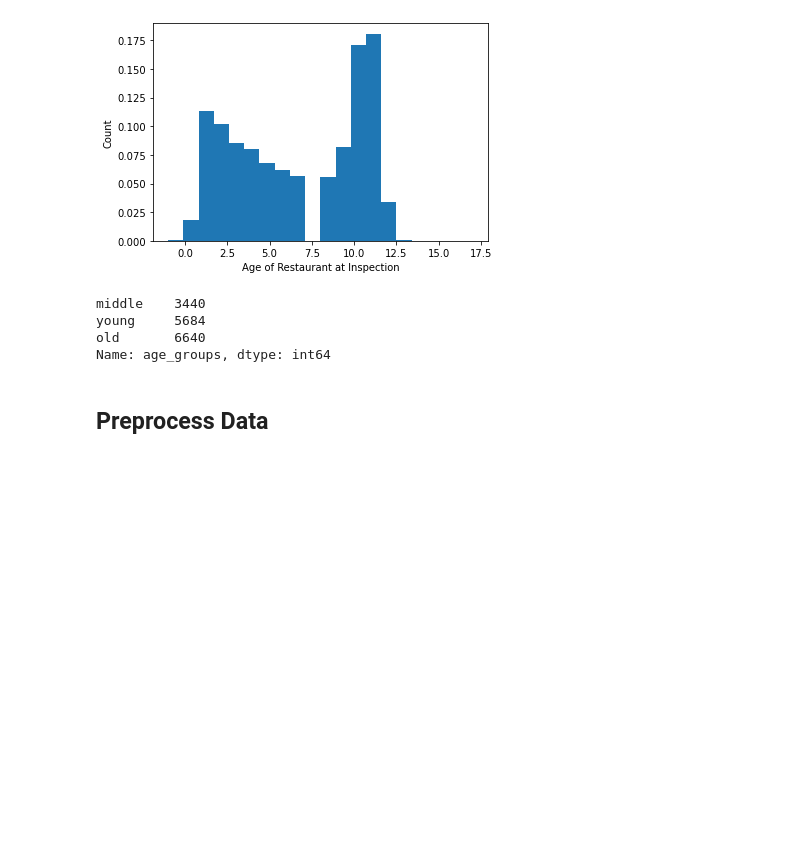
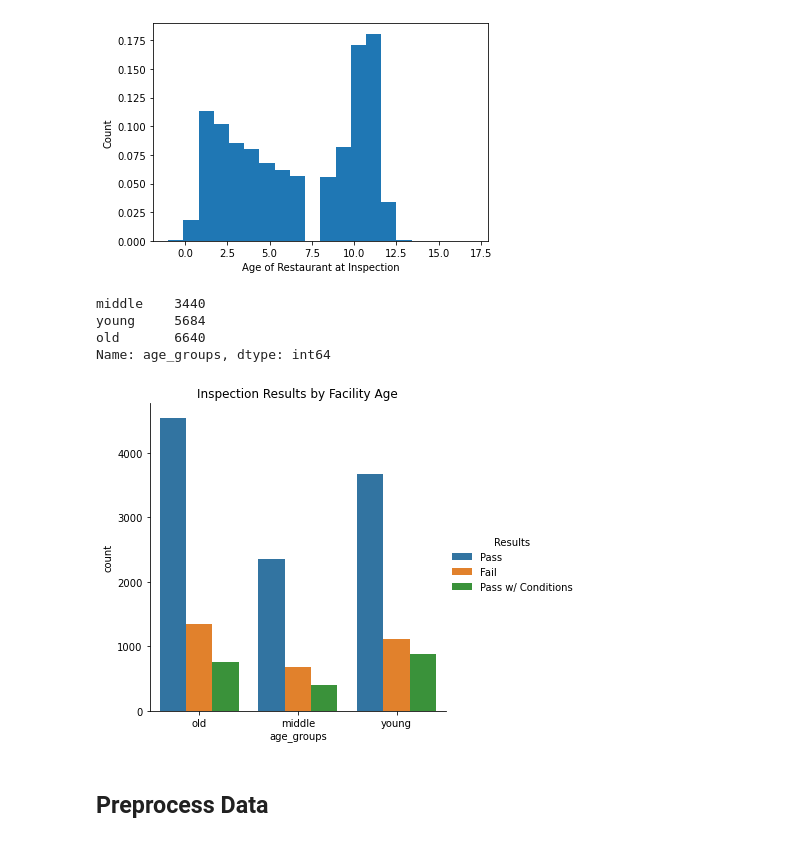
Before and after one commit to ElizabethBreen/CSS_Project3_Team2, a Jupyter notebook: Project 3 Students.ipynb, the cells around one changed output. Saved outputs shown, nothing was run; the diff lists cells and outputs as text; code cells hidden in the pictures; blank space fills up the shorter version.

```diff
--- a/Project 3 Students.ipynb
+++ b/Project 3 Students.ipynb
@@ -161,6 +165,17 @@ middle    3440
 young     5684
 old       6640
 Name: age_groups, dtype: int64
+# %%
+# Inspection Results by Age of Facility
+sns.catplot(data = chicago_inspections_2011_to_2013,
+           x = "age_groups",
+           kind = "count",
+           hue = 'Results')
+
+plt.title("Inspection Results by Facility Age")
+plt.show()
+# %% [output]
+[figure, added]
 # %% [markdown]
 ## Preprocess Data
 # %%
```
Also changed, not shown: parts of 6 cells of this notebook.
